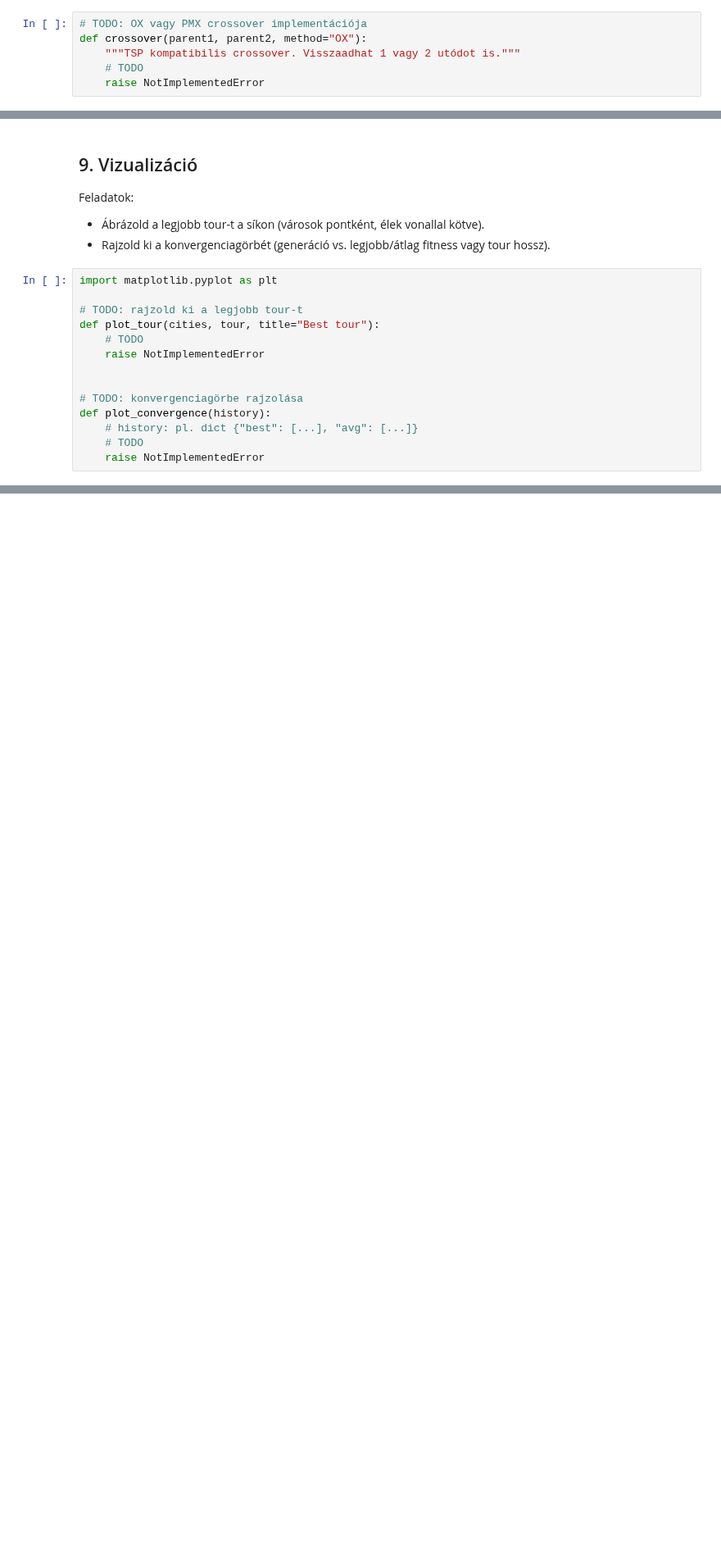
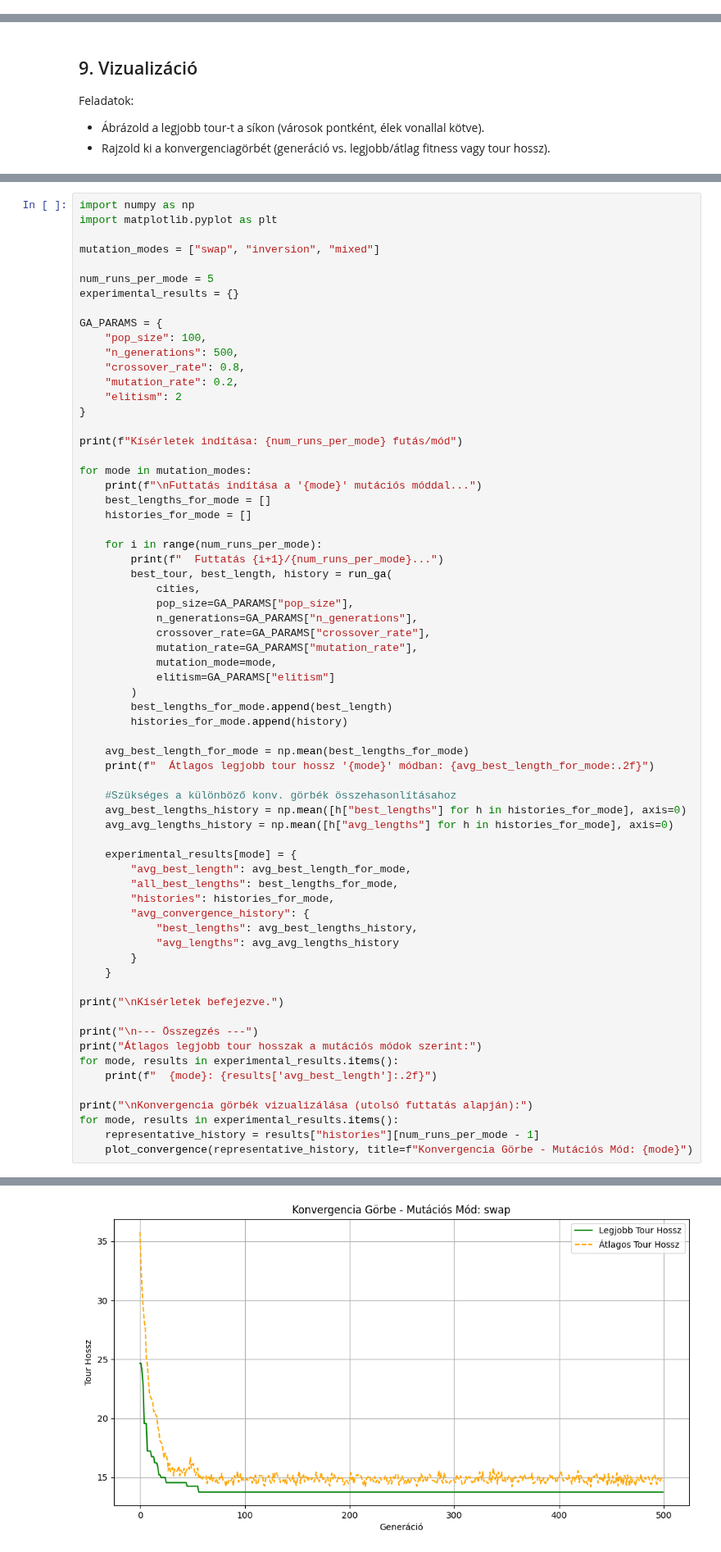
Before and after one commit to bodohelgahannelora-lab/Bioinformatika, a Jupyter notebook: Bodo Helga-Hannelora - GA_TSP_projekt_notebook.ipynb, the cells around one changed output, grey strips where cells are left out. Shown at 82% size. Cells and saved outputs as stored; diff of their text form; blank space fills up the shorter version.

```diff
--- a/Bodo Helga-Hannelora - GA_TSP_projekt_notebook.ipynb
+++ b/Bodo Helga-Hannelora - GA_TSP_projekt_notebook.ipynb
@@ -123,9 +150,3 @@ Feladat:
 
 - Válassz egy TSP-kompatibilis crossover-t (pl. OX vagy PMX).
 - Implementáld úgy, hogy az utódok továbbra is érvényes permutációk legyenek.
-# %%
-# TODO: OX vagy PMX crossover implementációja
-def crossover(parent1, parent2, method="OX"):
-    """TSP kompatibilis crossover. Visszaadhat 1 vagy 2 utódot is."""
-    # TODO
-    raise NotImplementedError
@@ -181,17 +309,3 @@ Feladatok:
 
 - Ábrázold a legjobb tour-t a síkon (városok pontként, élek vonallal kötve).
 - Rajzold ki a konvergenciagörbét (generáció vs. legjobb/átlag fitness vagy tour hossz).
-# %%
-import matplotlib.pyplot as plt
-
-# TODO: rajzold ki a legjobb tour-t
-def plot_tour(cities, tour, title="Best tour"):
-    # TODO
-    raise NotImplementedError
-
-
-# TODO: konvergenciagörbe rajzolása
-def plot_convergence(history):
-    # history: pl. dict {"best": [...], "avg": [...]}
-    # TODO
-    raise NotImplementedError
@@ -219,0 +370,67 @@ Feladat:
+# %%
+import numpy as np
+import matplotlib.pyplot as plt
+
+mutation_modes = ["swap", "inversion", "mixed"]
+
+num_runs_per_mode = 5
+experimental_results = {}
+
+GA_PARAMS = {
+    "pop_size": 100,
+    "n_generations": 500,
+    "crossover_rate": 0.8,
+    "mutation_rate": 0.2,
+    "elitism": 2
+}
+
+print(f"Kísérletek indítása: {num_runs_per_mode} futás/mód")
+
+for mode in mutation_modes:
+    print(f"\nFuttatás indítása a '{mode}' mutációs móddal...")
+    best_lengths_for_mode = []
+    histories_for_mode = []
+
+    for i in range(num_runs_per_mode):
+        print(f"  Futtatás {i+1}/{num_runs_per_mode}...")
+        best_tour, best_length, history = run_ga(
+            cities,
+            pop_size=GA_PARAMS["pop_size"],
+            n_generations=GA_PARAMS["n_generations"],
+            crossover_rate=GA_PARAMS["crossover_rate"],
+            mutation_rate=GA_PARAMS["mutation_rate"],
+            mutation_mode=mode,
+            elitism=GA_PARAMS["elitism"]
+        )
+        best_lengths_for_mode.append(best_length)
+        histories_for_mode.append(history)
+
+    avg_best_length_for_mode = np.mean(best_lengths_for_mode)
+    print(f"  Átlagos legjobb tour hossz '{mode}' módban: {avg_best_length_for_mode:.2f}")
+
+    #Szükséges a különböző konv. görbék összehasonlításahoz
+    avg_best_lengths_history = np.mean([h["best_lengths"] for h in histories_for_mode], axis=0)
+    avg_avg_lengths_history = np.mean([h["avg_lengths"] for h in histories_for_mode], axis=0)
+
+    experimental_results[mode] = {
+        "avg_best_length": avg_best_length_for_mode,
+        "all_best_lengths": best_lengths_for_mode,
+        "histories": histories_for_mode,
+        "avg_convergence_history": {
+            "best_lengths": avg_best_lengths_history,
+            "avg_lengths": avg_avg_lengths_history
+        }
+    }
+
+print("\nKísérletek befejezve.")
+
+print("\n--- Összegzés ---")
+print("Átlagos legjobb tour hosszak a mutációs módok szerint:")
+for mode, results in experimental_results.items():
+    print(f"  {mode}: {results['avg_best_length']:.2f}")
+
+print("\nKonvergencia görbék vizualizálása (utolsó futtatás alapján):")
+for mode, results in experimental_results.items():
+    representative_history = results["histories"][num_runs_per_mode - 1]
+    plot_convergence(representative_history, title=f"Konvergencia Görbe - Mutációs Mód: {mode}")
+# %% [output]
@@ -219,0 +454 @@ Feladat:
+[figure, added]
```
Also changed, not shown: parts of 15 cells of this notebook.
